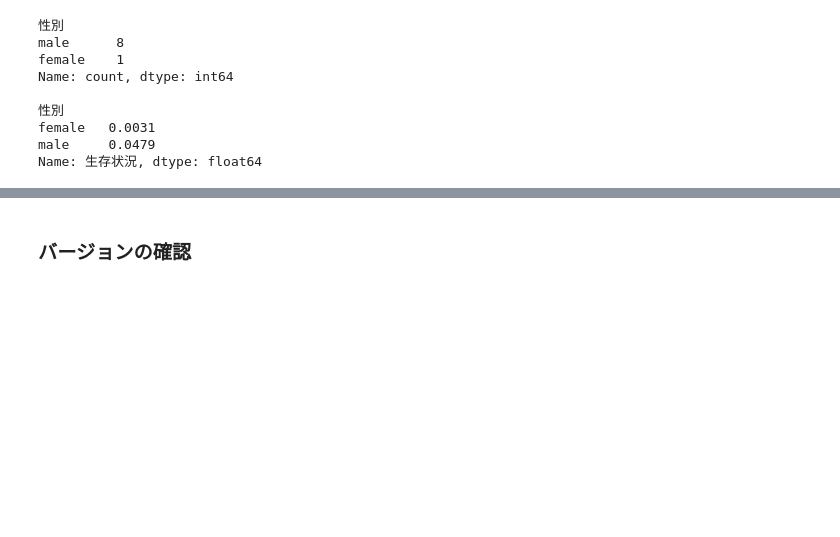
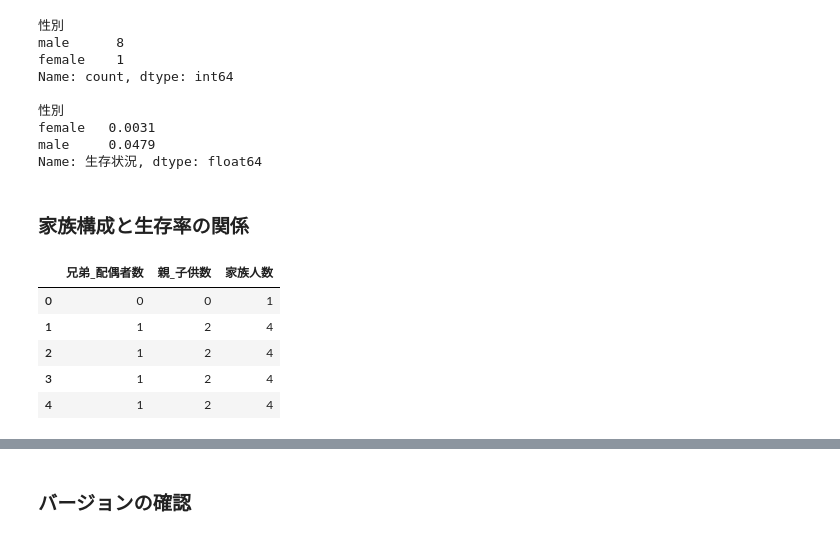
Before and after one commit to qoo07/3suzu, a Jupyter notebook: notebooks/ch04.ipynb, the cells around one changed output, grey strips where cells are left out. Drawn from its saved outputs; the diff is of its cells as text; code cells hidden in the pictures; blank space fills up the shorter version.

```diff
--- a/notebooks/ch04.ipynb
+++ b/notebooks/ch04.ipynb
@@ -582,3 +582,18 @@ Name: count, dtype: int64
 female   0.0031
 male     0.0479
 Name: 生存状況, dtype: float64
+# %% [markdown]
+### 家族構成と生存率の関係
+# %%
+# 家族人数の項目を作成
+df['家族人数'] = df['兄弟_配偶者数'] + df['親_子供数'] + 1
+
+# 結果確認
+display(df[['兄弟_配偶者数', '親_子供数', '家族人数']].head())
+# %% [output]
+|  | 兄弟_配偶者数 | 親_子供数 | 家族人数 |
+| 0 | 0 | 0 | 1 |
+| 1 | 1 | 2 | 4 |
+| 2 | 1 | 2 | 4 |
+| 3 | 1 | 2 | 4 |
+| 4 | 1 | 2 | 4 |
```
Also changed, not shown: parts of 5 cells of this notebook.
